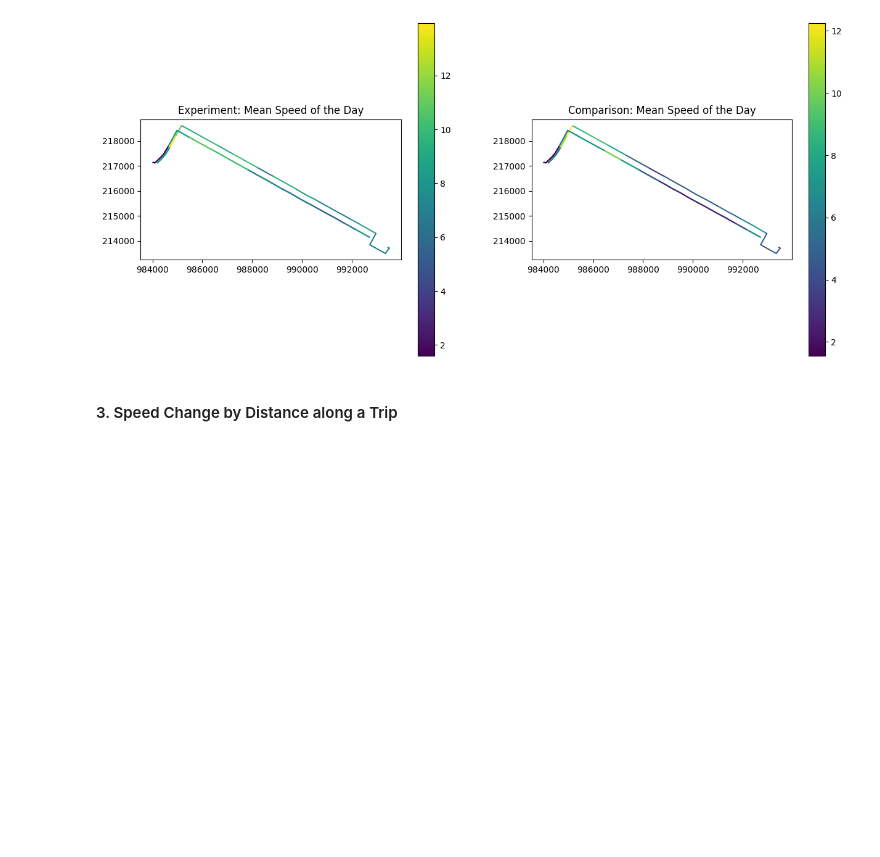
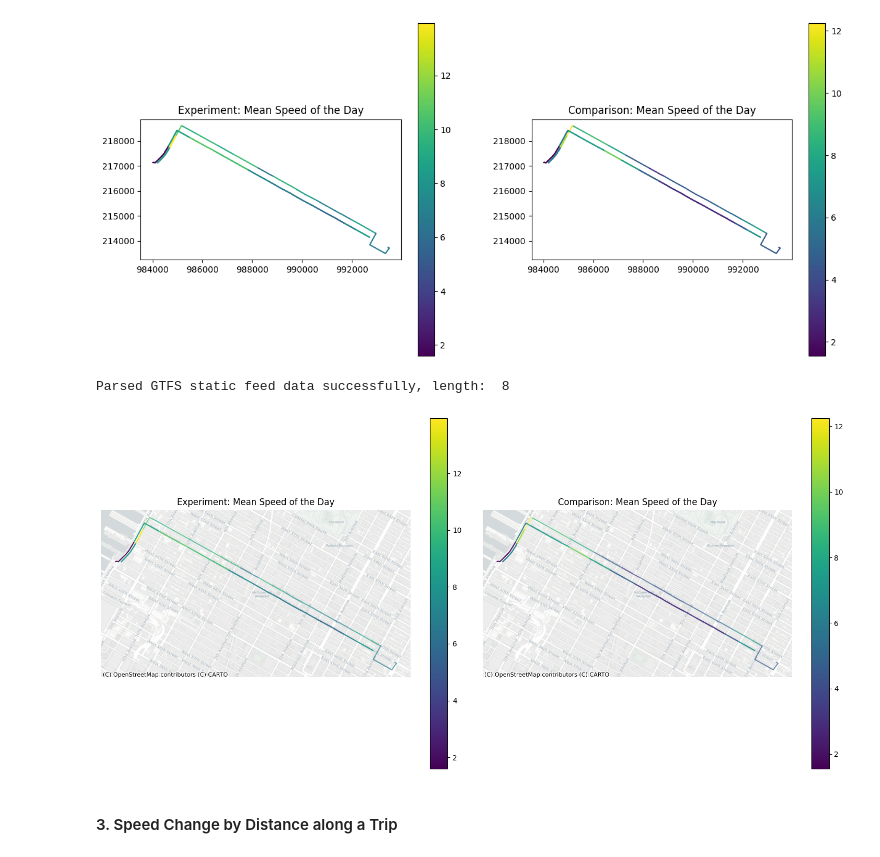
Before and after one commit to Cornell-Tech-Urban-Tech-Hub/gtfs-realtime-performance, a Jupyter notebook: notebooks/congestionPricing_bus_speed.ipynb, the cells around one changed output. Cells and saved outputs as stored; diff of their text form; code cells hidden in the pictures; blank space fills up the shorter version.

Commit message:
add basemap

```diff
--- a/notebooks/congestionPricing_bus_speed.ipynb
+++ b/notebooks/congestionPricing_bus_speed.ipynb
@@ -535,6 +539,71 @@ plt.show()
 # %% [output]
 Parsed GTFS static feed data successfully, length:  8
 [figure]
+# %%
+df_experiment = bus_speed_202501thurs_cz.copy()
+df_comparison = bus_speed_202412thurs_cz.copy()
+
+# get the segment df first
+# TODO: map: date, feed identifier, url, GTFS_dict, shape, segment
+# might cause some mismatch as date -> feed -> shape -> segment
+url = "https://files.mobilitydatabase.org/mdb-513/mdb-513-202501020055/mdb-513-202501020055.zip"
+segment_df = GTFS_shape_processor(url, 4326, 2263).process_shapes()
+
+# mean speed for each segment
+# speed_mean = sum(segment_length) / sum(time_elapsed)
+df_experiment = df_experiment.groupby(["weekday", "prev_stop_id", "stop_id"]).agg(
+    total_segment_length=("segment_length", "sum"),
+    total_time_elapsed=("time_elapsed", "sum")
+).reset_index()
+df_experiment["speed_mean"] = df_experiment["total_segment_length"] / df_experiment["total_time_elapsed"]
+
+df_comparison = df_comparison.groupby(["weekday", "prev_stop_id", "stop_id"]).agg(
+    total_segment_length=("segment_length", "sum"),
+    total_time_elapsed=("time_elapsed", "sum")
+).reset_index()
+df_comparison["speed_mean"] = df_comparison["total_segment_length"] / df_comparison["total_time_elapsed"]
+
+# Plot
+fig, axes = plt.subplots(1, 2, figsize=(15, 7))
+
+# Convert segment_df to web mercator projection (EPSG:3857) required for contextily
+segment_df_wm = segment_df.to_crs(epsg=3857)
+
+# Create the experiment plot
+experiment_plot = segment_df_wm.merge(
+    df_experiment.groupby(["prev_stop_id", "stop_id"])["speed_mean"].median().reset_index()
+).plot(
+    column="speed_mean",
+    legend=True,
+    ax=axes[0],
+    alpha=0.7,  # Make segments slightly transparent
+    cmap='viridis'  # Use a nice colormap
+)
+axes[0].set_title("Experiment: Mean Speed of the Day")
+ctx.add_basemap(axes[0], source=ctx.providers.CartoDB.Positron)  # Add basemap
+
+# Create the comparison plot
+comparison_plot = segment_df_wm.merge(
+    df_comparison.groupby(["prev_stop_id", "stop_id"])["speed_mean"].median().reset_index()
+).plot(
+    column="speed_mean",
+    legend=True,
+    ax=axes[1],
+    alpha=0.7,  # Make segments slightly transparent
+    cmap='viridis'  # Use a nice colormap
+)
+axes[1].set_title("Comparison: Mean Speed of the Day")
+ctx.add_basemap(axes[1], source=ctx.providers.CartoDB.Positron)  # Add basemap
+
+# Remove axes
+for ax in axes:
+    ax.set_axis_off()
+
+plt.tight_layout()
+plt.show()
+# %% [output]
+Parsed GTFS static feed data successfully, length:  8
+[figure, added]
 # %% [markdown]
 #### 3. Speed Change by Distance along a Trip
 # %%
```
Also changed, not shown: parts of 1 cell of this notebook.
